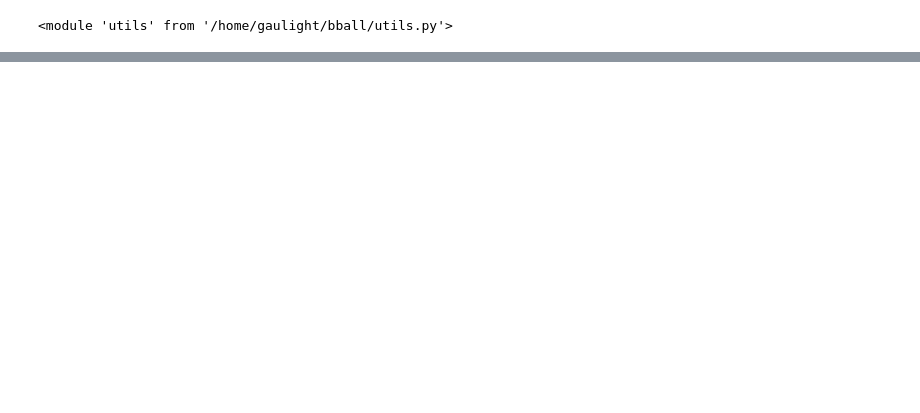
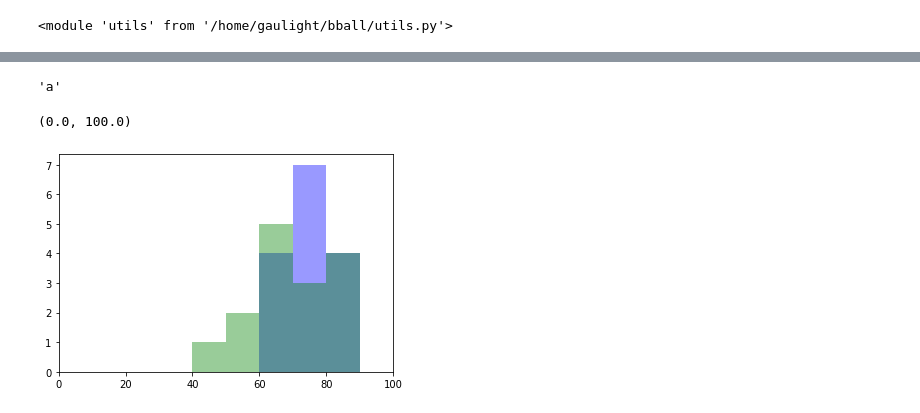
Before and after one commit to gaulight42/bball1, a Jupyter notebook: ncaaBball2022.ipynb, the cells around one changed output, grey strips where cells are left out. Drawn from its saved outputs; the diff is of its cells as text; code cells hidden in the pictures; blank space fills up the shorter version.

```diff
--- a/ncaaBball2022.ipynb
+++ b/ncaaBball2022.ipynb
@@ -950,0 +976,30 @@ output_file("foo.html")
+# %%
+#now get the probability of Michigan State winning vs. Michigan
+#it looks like I have to do a full set of teams
+#just put in a full set of combinations
+#generate an array with just each team once
+predictAll = df[df["split"] == "predict"]
+predict = predictAll.drop(predictAll.tail(7).index,inplace=False)
+predictive = Predictive(
+    model=model, guide=guide, num_samples=30000, return_sites=["s1", "s2"]
+)
+msuMich = pd.DataFrame({'Home_id':[9,0,1,2,3,4,5,6,7,8,9,10,11,12,13],
+        'Away_id':[7,0,1,2,3,4,5,6,7,8,9,10,11,12,13]})
+predicted_score = predictive(
+    home_id=msuMich["Home_id"].values,
+    away_id=msuMich["Away_id"].values,
+)
+# %%
+('a','b')[0]
+# %% [output]
+'a'
+# %%
+um = predicted_score["s1"][0].tolist()
+msu = predicted_score["s2"][0].tolist()
+fig, ax = plt.subplots()
+for a in [(um,'b'), (msu,'g')]:
+    sns.distplot(a[0], bins=range(40, 110, 10), ax=ax,color=a[1], kde=False)
+ax.set_xlim([0, 100])
+# %% [output]
+(0.0, 100.0)
+[figure, added]
```
Also changed, not shown: parts of 17 cells of this notebook, 1 other file.
